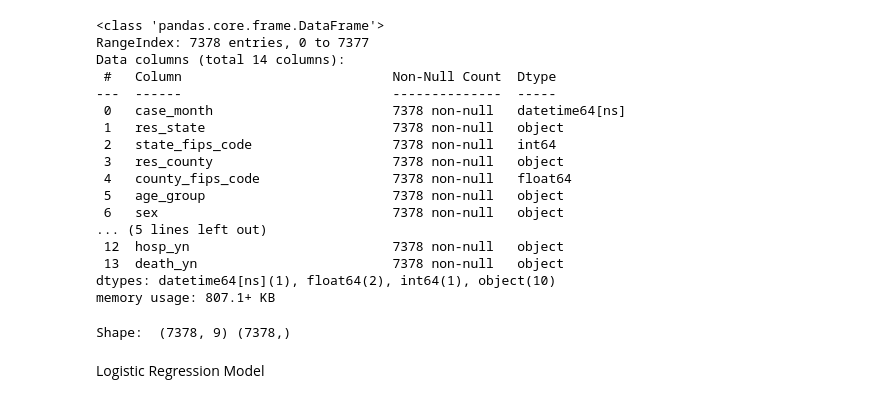
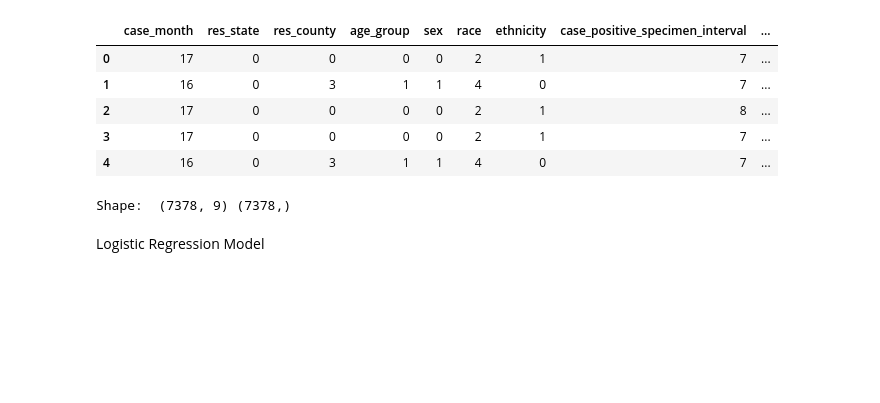
Before and after one commit to JohnCselcuk/Covid-Warriors, a Jupyter notebook: Machine_Learning_Model.ipynb, the cells around one changed output. Drawn from its saved outputs; the diff is of its cells as text; code cells hidden in the pictures; blank space fills up the shorter version.

```diff
--- a/Machine_Learning_Model.ipynb
+++ b/Machine_Learning_Model.ipynb
@@ -21,20 +17,0 @@ covid_df['case_month'] = pd.to_datetime(covid_df.case_month)
-# %%
-covid_df.info()
-# %% [output]
-<class 'pandas.core.frame.DataFrame'>
-RangeIndex: 7378 entries, 0 to 7377
-Data columns (total 14 columns):
- #   Column                           Non-Null Count  Dtype
----  ------                           --------------  -----
- 0   case_month                       7378 non-null   datetime64[ns]
- 1   res_state                        7378 non-null   object
- 2   state_fips_code                  7378 non-null   int64
- 3   res_county                       7378 non-null   object
- 4   county_fips_code                 7378 non-null   float64
- 5   age_group                        7378 non-null   object
- 6   sex                              7378 non-null   object
-... (5 lines left out)
- 12  hosp_yn                          7378 non-null   object
- 13  death_yn                         7378 non-null   object
-dtypes: datetime64[ns](1), float64(2), int64(1), object(10)
-memory usage: 807.1+ KB
@@ -41,3 +23,14 @@ memory usage: 807.1+ KB
+# %%
+# Use LabelEncoder to convert column data into integer labels
+covid_df = covid_df.apply(LabelEncoder().fit_transform)
+covid_df.head()
+# %% [output]
+|  | case_month | res_state | res_county | age_group | sex | race | ethnicity | case_positive_specimen_interval | ... |
+| 0 | 17 | 0 | 0 | 0 | 0 | 2 | 1 | 7 | ... |
+| 1 | 16 | 0 | 3 | 1 | 1 | 4 | 0 | 7 | ... |
+| 2 | 17 | 0 | 0 | 0 | 0 | 2 | 1 | 8 | ... |
+| 3 | 17 | 0 | 0 | 0 | 0 | 2 | 1 | 7 | ... |
+| 4 | 16 | 0 | 3 | 1 | 1 | 4 | 0 | 7 | ... |
 # %%
 # Assign the data to X and y
 X = covid_df[['case_month','res_county','age_group','sex','race',
```
Also changed, not shown: parts of 18 cells of this notebook.
